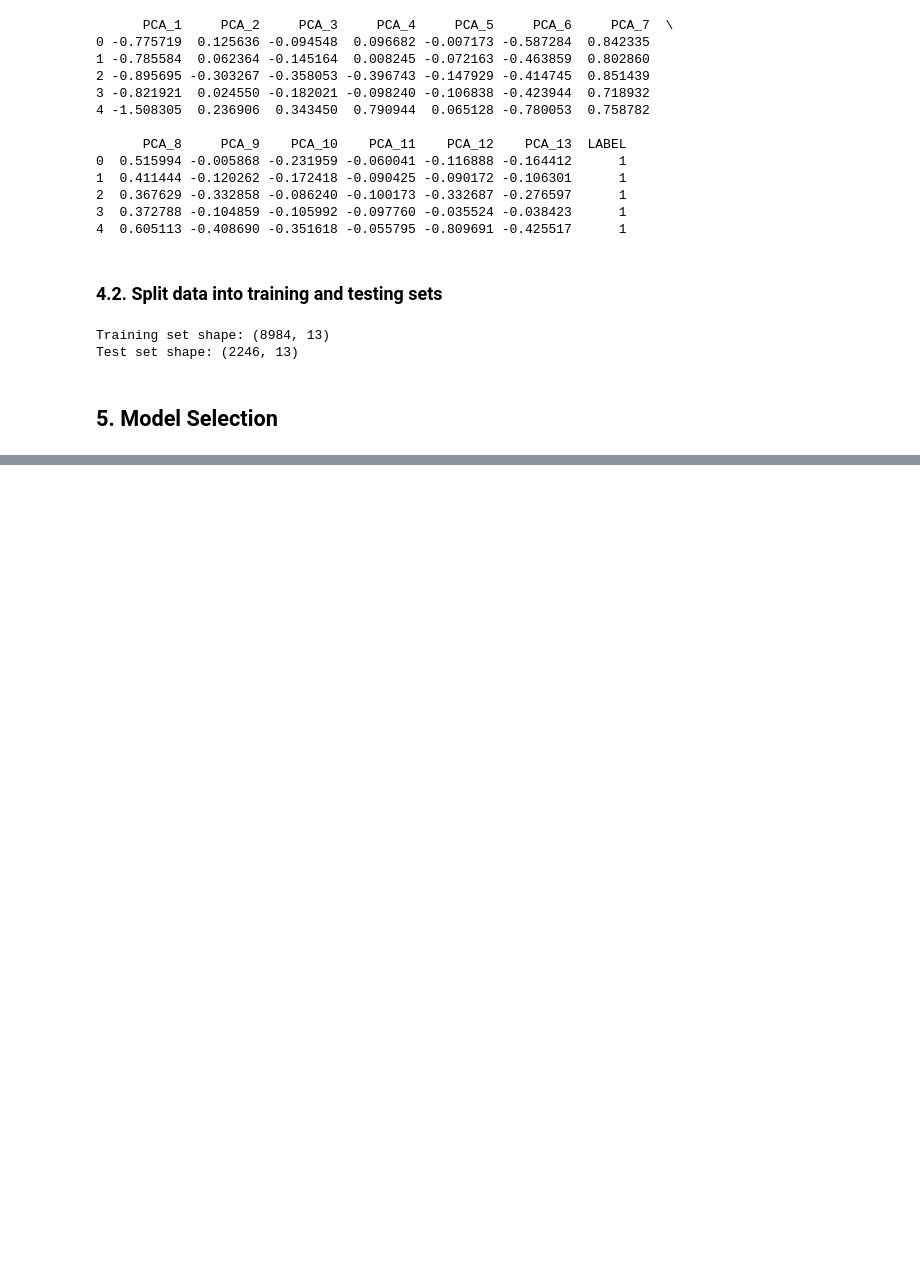
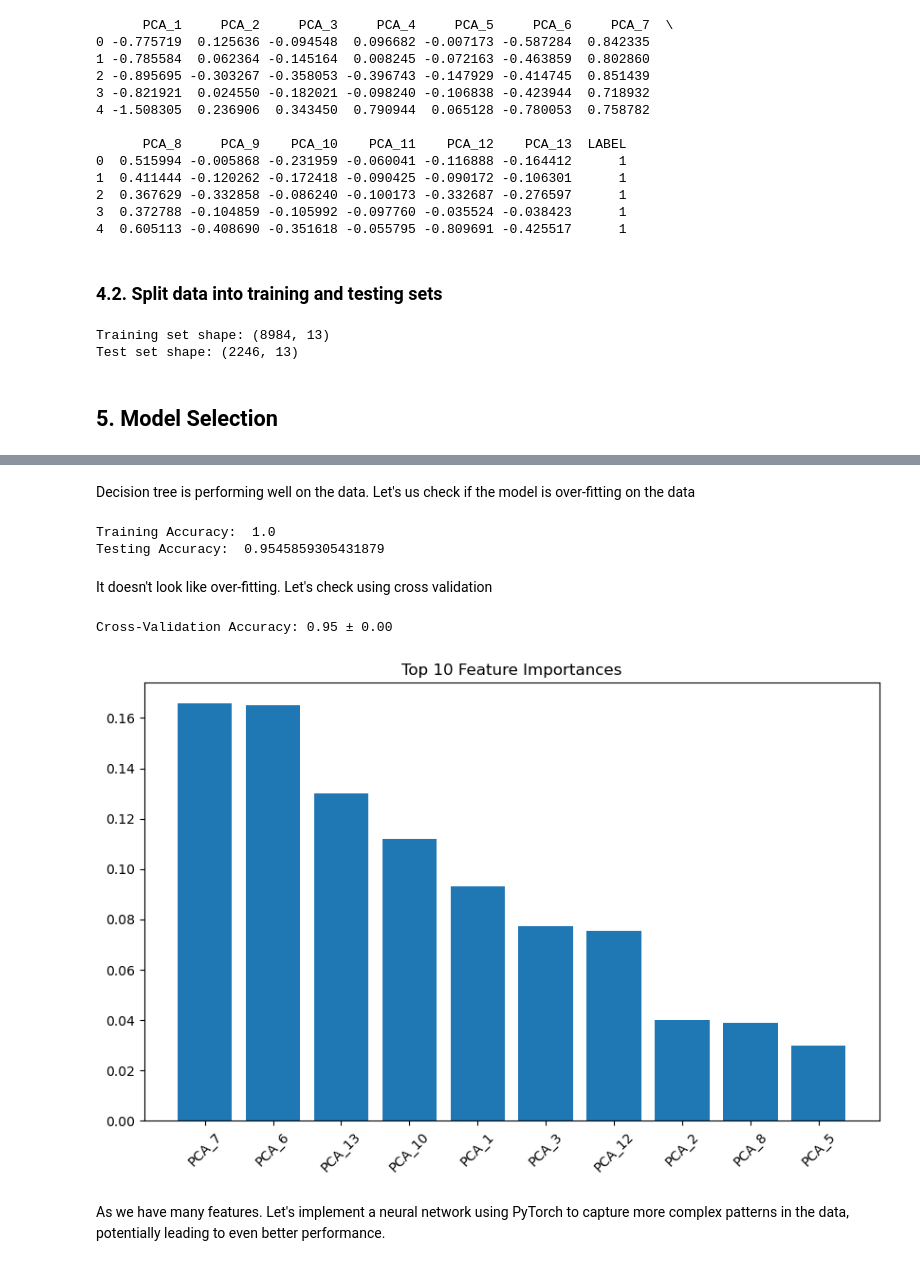
Before and after one commit to shekar-raja/exoplanet-detection-system-ml, a Jupyter notebook: Exoplanet Detection System.ipynb, the cells around one changed output, grey strips where cells are left out. Cells and saved outputs as stored; diff of their text form; code cells hidden in the pictures; blank space fills up the shorter version.

Commit message:
baseline models implemented

```diff
--- a/Exoplanet Detection System.ipynb
+++ b/Exoplanet Detection System.ipynb
@@ -465,8 +417,0 @@ weighted avg       0.63      0.59      0.55      2246
-# %%
-svm = SVC(random_state=42)
-
-svm.fit(X_train, y_train)
-
-print(confusion_matrix(y_test, y_preds))
-print(classification_report(y_test, y_preds))
-print(model.score(X_test, y_test))
@@ -557,0 +429,6 @@ Let's build MLP neural network using PyTorch for more control over the architect
+# %%
+log_reg = LogisticRegression()
+decision_tree = DecisionTreeClassifier()
+
+buildModel(model=log_reg, model_name="Logistic Regression")
+buildModel(model=decision_tree, model_name="Decision Tree Classifier")
@@ -557,0 +453,38 @@ Let's build MLP neural network using PyTorch for more control over the architect
+# %% [markdown]
+Decision tree is performing well on the data. Let's us check if the model is over-fitting on the data
+# %%
+# Evaluate on training data
+y_pred_train = decision_tree.predict(X_train)
+print("Training Accuracy: ", accuracy_score(y_train, y_pred_train))
+
+# Evaluate on testing data
+y_pred_test = decision_tree.predict(X_test)
+print("Testing Accuracy: ", accuracy_score(y_test, y_pred_test))
+# %% [output]
+Training Accuracy:  1.0
+Testing Accuracy:  0.9545859305431879
+# %% [markdown]
+It doesn't look like over-fitting. Let's check using cross validation
+# %%
+# Perform 5-fold cross-validation
+cv_scores = cross_val_score(decision_tree, X_train, y_train, cv=5)
+print(f'Cross-Validation Accuracy: {cv_scores.mean():.2f} ± {cv_scores.std():.2f}')
+# %% [output]
+Cross-Validation Accuracy: 0.95 ± 0.00
+# %%
+# Get feature importance from the model
+feature_importance = decision_tree.feature_importances_
+
+# Sort features by importance
+sorted_idx = np.argsort(feature_importance)[::-1]
+
+# Plotting top 10 most important features
+plt.figure(figsize=(10, 6))
+plt.bar(range(10), feature_importance[sorted_idx[:10]])
+plt.xticks(range(10), np.array(X_train.columns)[sorted_idx[:10]], rotation=45)
+plt.title('Top 10 Feature Importances')
+plt.show()
+# %% [output]
+[figure, added]
+# %% [markdown]
+As we have many features. Let's implement a neural network using PyTorch to capture more complex patterns in the data, potentially leading to even better performance.
```
Also changed, not shown: parts of 13 cells of this notebook.
